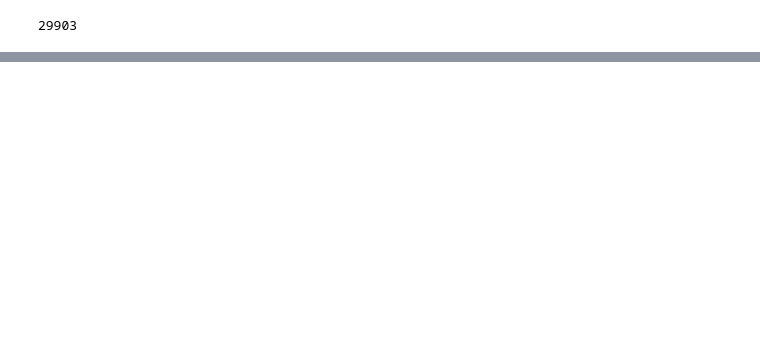
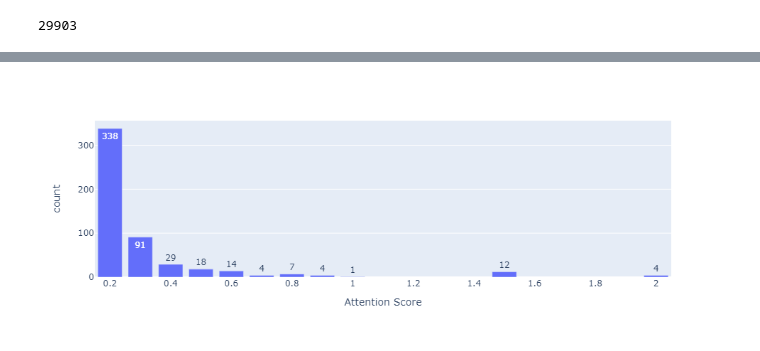
Before and after one commit to duttaprat/Postdoc, a Jupyter notebook: preprocessing/notebooks_scripts/SARS_CoV_2_K_mer.ipynb, the cells around one changed output, grey strips where cells are left out. Drawn from its saved outputs; the diff is of its cells as text; code cells hidden in the pictures; blank space fills up the shorter version.

```diff
--- a/preprocessing/notebooks_scripts/SARS_CoV_2_K_mer.ipynb
+++ b/preprocessing/notebooks_scripts/SARS_CoV_2_K_mer.ipynb
@@ -82,0 +143,6 @@ df.to_csv(output_path+"SARS_CoV_2_kmer_sequence.csv", index=False)
+# %%
+counts, bins = np.histogram(all_attention_val, bins=[0., 0.1 , 0.2, 0.3, 0.4,0.5, 0.6, 0.7,0.8, 0.9, 1., 1.5, 2])
+fig = px.bar(x=bins[2:], y=counts[1:], labels={'x':'Attention Score', 'y':'count'}, text_auto=True)
+fig.show()
+# %% [output]
+[figure, added]
```
Also changed, not shown: parts of 17 cells of this notebook, 14 other files.
